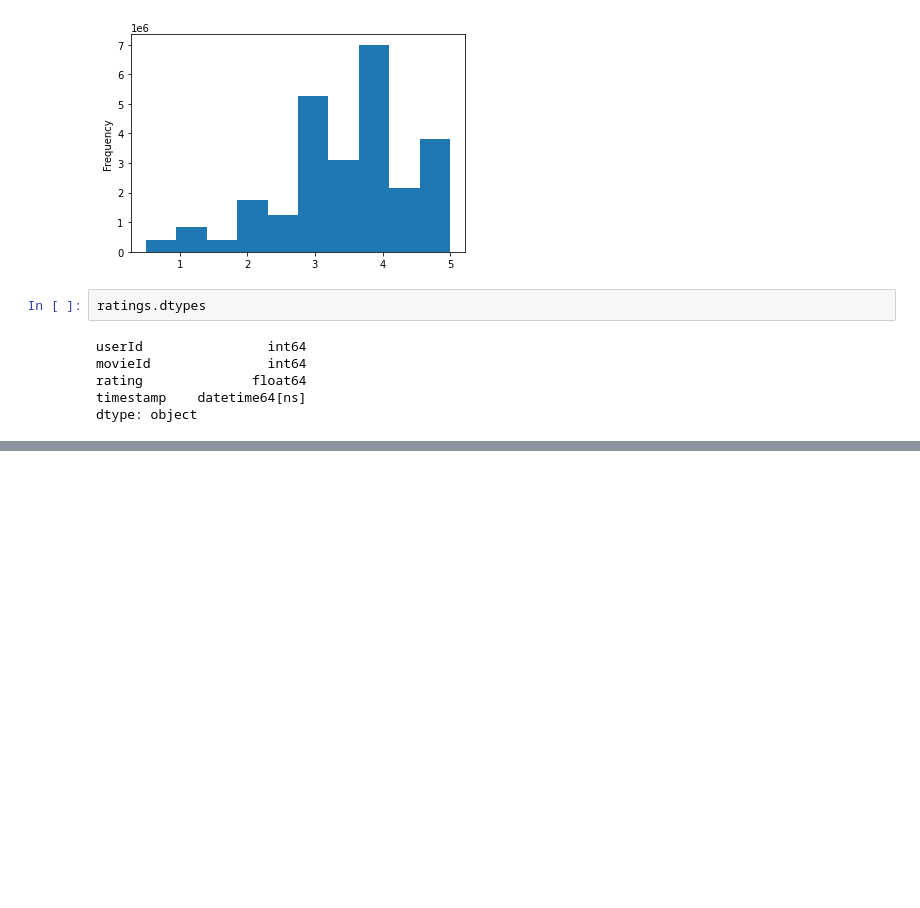
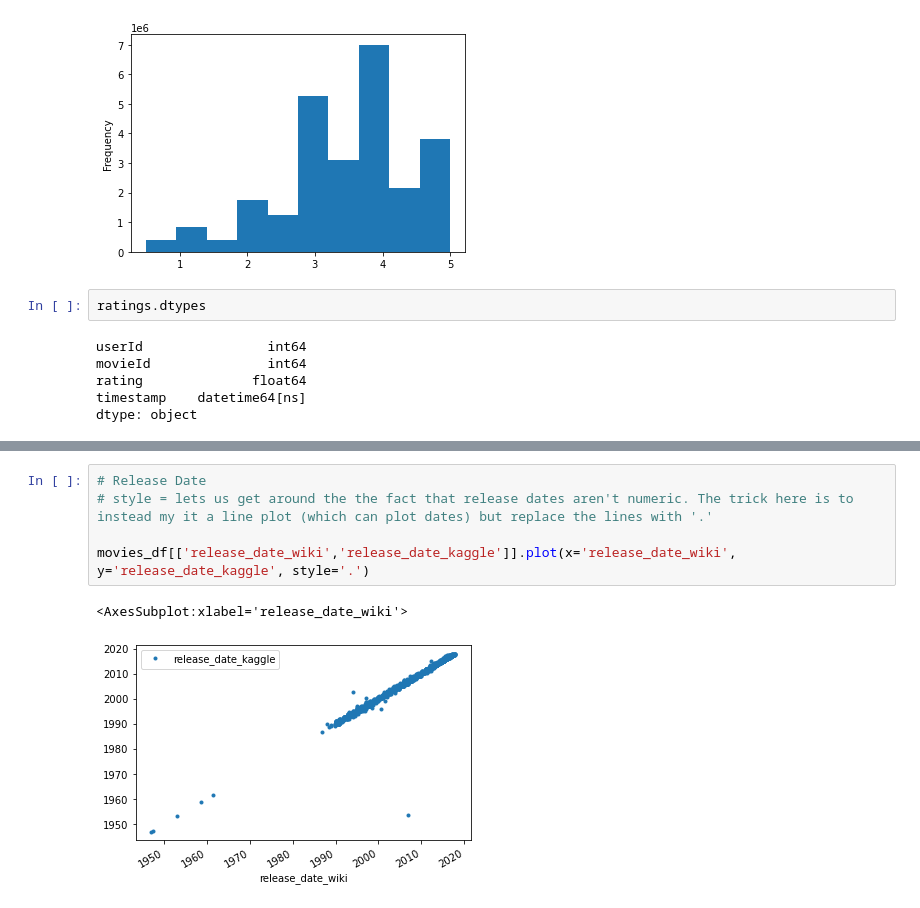
Before and after one commit to fenwayb/Movies-ETL, a Jupyter notebook: Working File.ipynb, the cells around one changed output, grey strips where cells are left out. Drawn from its saved outputs; the diff is of its cells as text; blank space fills up the shorter version.

```diff
--- a/Working File.ipynb
+++ b/Working File.ipynb
@@ -840,0 +906,8 @@ dtype: object
+# %%
+# Release Date
+# style = lets us get around the the fact that release dates aren't numeric. The trick here is to instead my it a line plot (which can plot dates) but replace the lines with '.'
+
+movies_df[['release_date_wiki','release_date_kaggle']].plot(x='release_date_wiki', y='release_date_kaggle', style='.')
+# %% [output]
+<AxesSubplot:xlabel='release_date_wiki'>
+[figure, added]
```
Also changed, not shown: parts of 26 cells of this notebook.
